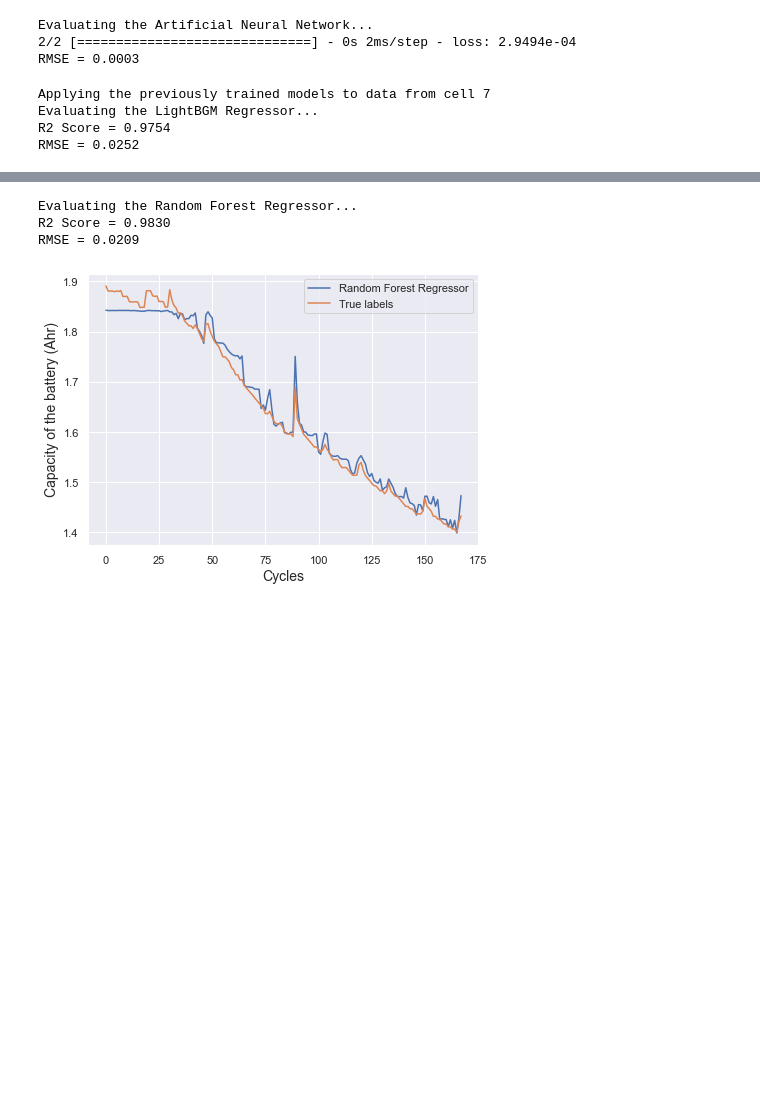
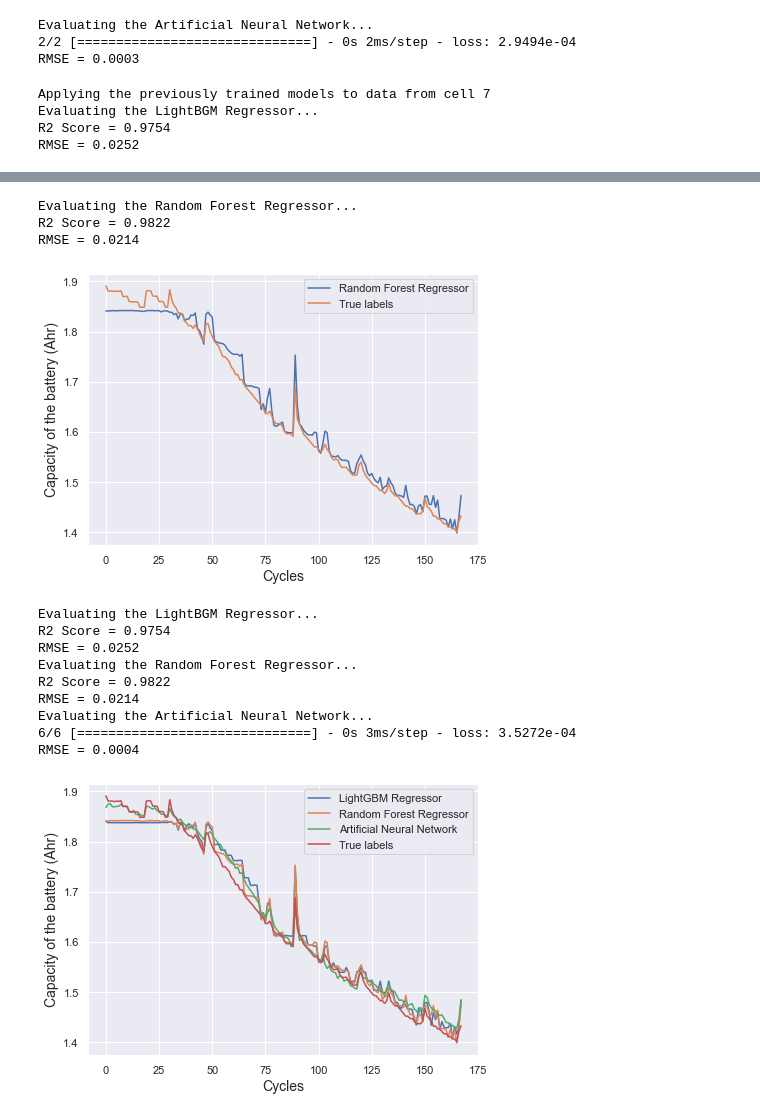
Before and after one commit to aweditya/ev-battery-degradation, a Jupyter notebook: Predicting RUL of EV Batteries.ipynb, the cells around one changed output, grey strips where cells are left out. Saved outputs shown, nothing was run; the diff lists cells and outputs as text; code cells hidden in the pictures; blank space fills up the shorter version.

Commit message:
separated graphs for comparing models with true labels

```diff
--- a/Predicting RUL of EV Batteries.ipynb
+++ b/Predicting RUL of EV Batteries.ipynb
@@ -504,6 +504,7 @@ print(red("Applying the previously trained models to data from cell 7"))
 evaluate_cell(7, model_type = 'lgbmr')
 evaluate_cell(7, 'nn')
 evaluate_cell(7, 'rf')
+evaluate_cell(7, 'all')
 # %% [output]
 Applying the previously trained models to data from cell 7
 Evaluating the LightBGM Regressor...
@@ -515,6 +516,16 @@ Evaluating the Artificial Neural Network...
 RMSE = 0.0004
 [figure]
 Evaluating the Random Forest Regressor...
-R2 Score = 0.9830
-RMSE = 0.0209
+R2 Score = 0.9822
+RMSE = 0.0214
 [figure]
+Evaluating the LightBGM Regressor...
+R2 Score = 0.9754
+RMSE = 0.0252
+Evaluating the Random Forest Regressor...
+R2 Score = 0.9822
+RMSE = 0.0214
+Evaluating the Artificial Neural Network...
+6/6 [==============================] - 0s 3ms/step - loss: 3.5272e-04
+RMSE = 0.0004
+[figure, added]
```
Also changed, not shown: parts of 1 cell of this notebook.
